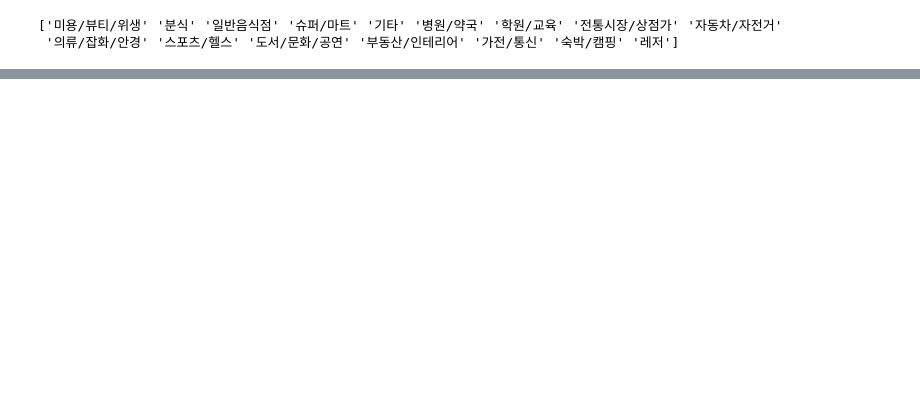
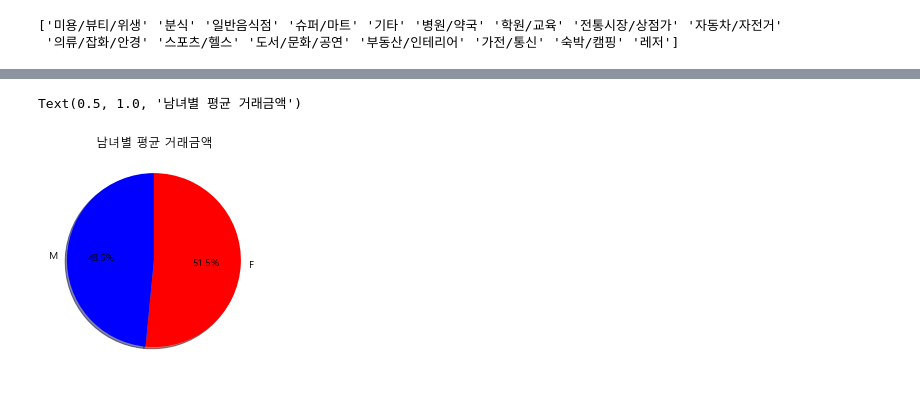
Before and after one commit to jamesjhk/Project_B, a Jupyter notebook: Project TestFile.ipynb, the cells around one changed output, grey strips where cells are left out. Drawn from its saved outputs; the diff is of its cells as text; code cells hidden in the pictures; blank space fills up the shorter version.

```diff
--- a/Project TestFile.ipynb
+++ b/Project TestFile.ipynb
@@ -236,0 +252,9 @@ Text(0, 0.5, '비용')
+# %%
+plt.pie(x=temp1['거래금액'], labels=temp1.index, autopct='%.1f%%', colors=["red", "blue"], shadow=True, \
+       counterclock=False, startangle=90)
+plt.title("남녀별 평균 거래금액")
+# plt.show()
+# plt.savefig('2.png')
+# %% [output]
+Text(0.5, 1.0, '남녀별 평균 거래금액')
+[figure, added]
```
Also changed, not shown: parts of 11 cells of this notebook, 1 other file.
